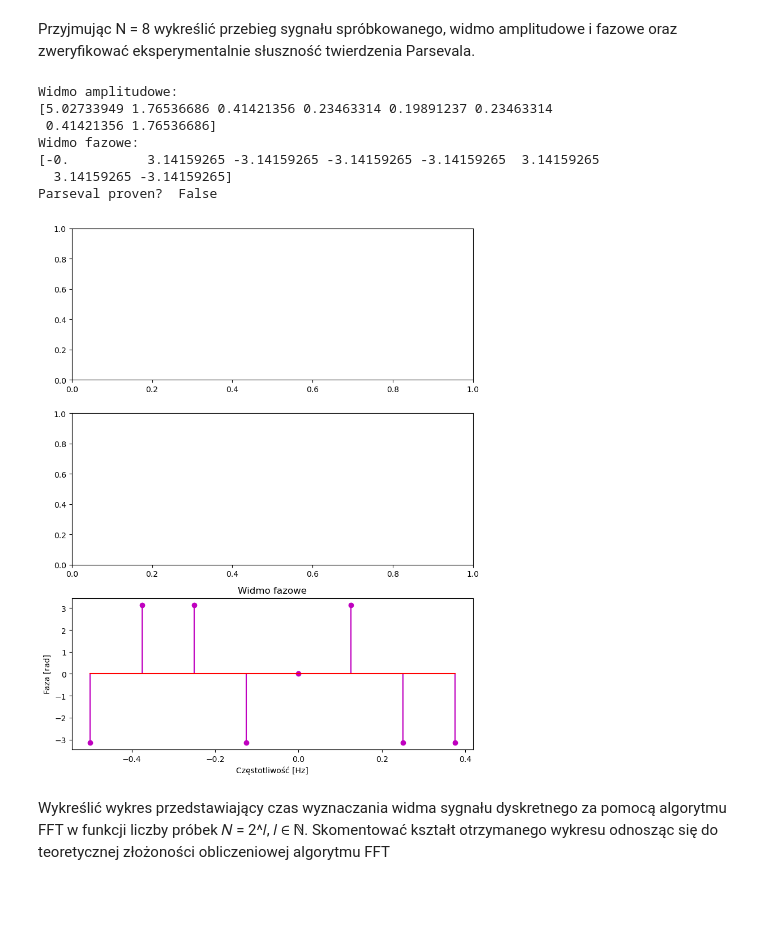
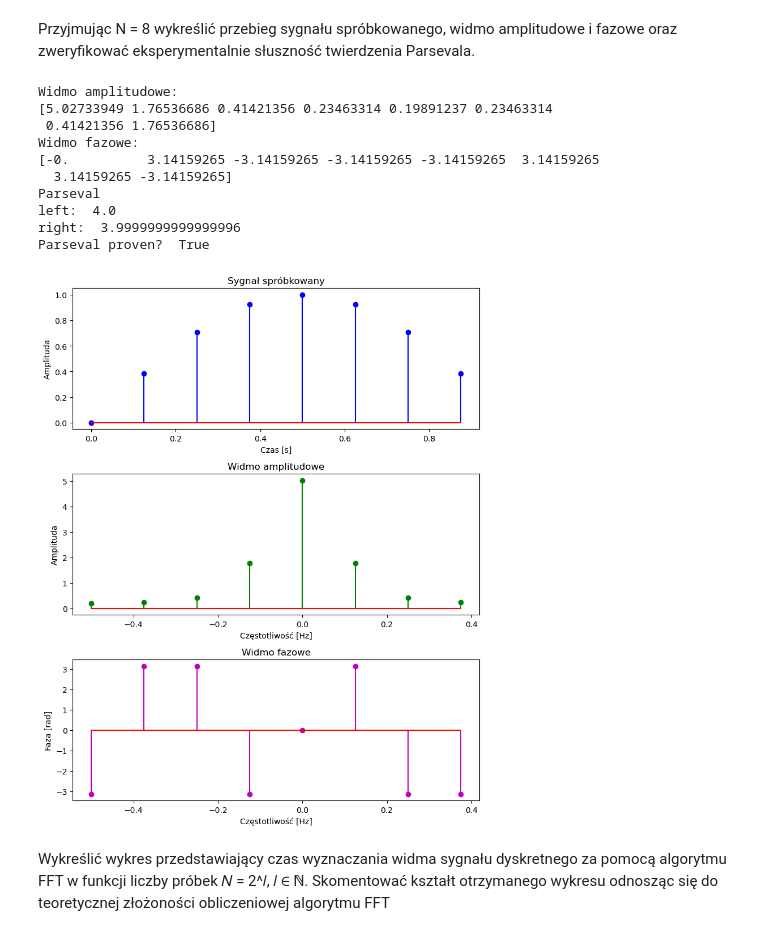
Before and after one commit to Kerciu/WMM_25L, a Jupyter notebook: signals/zad1.ipynb, the cells around one changed output. Drawn from its saved outputs; the diff is of its cells as text; code cells hidden in the pictures; blank space fills up the shorter version.

Commit message:
corrected parseval

```diff
--- a/signals/zad1.ipynb
+++ b/signals/zad1.ipynb
@@ -41,15 +45,22 @@ print(calc_amplitude_spectrum(signal))
 print('Widmo fazowe:')
 print(calc_phase_spectrum(signal))
 
-def calc_signal_power(signal):
-    return (1/N) * np.sum(np.abs(signal) ** 2)
+def calc_parseval_left(signal):
+    return np.sum(np.abs(signal) ** 2)
+
+def calc_parseval_right(spectrum):
+    return np.sum(np.abs(spectrum) ** 2) / N
 
 def calc_freq_power(signal):
     spectrum = calc_spectrum(signal)
     return (1/N**2) * np.sum(np.abs(spectrum) ** 2)
 
 def prove_parseval(signal):
-    return calc_signal_power(signal) == calc_freq_power(signal)
+    spectrum = calc_spectrum(signal)
+    print("Parseval")
+    print("left: ", calc_parseval_left(signal))
+    print("right: ", calc_parseval_right(spectrum))
+    return round(calc_parseval_left(signal), 3) == round(calc_parseval_right(spectrum), 3)
 
 print('Parseval proven? ', prove_parseval(signal))
 
@@ -58,35 +69,38 @@ spectrum = calc_spectrum(signal)
 amplitude_spectrum = calc_amplitude_spectrum(signal)
 phase_spectrum = calc_phase_spectrum(signal)
 freqs = fftfreq(N)
 
 fig, axs = plt.subplots(3, 1, figsize=(8, 10))
 
 axs[0].stem(t, signal, linefmt='b-', markerfmt='bo', basefmt="r-")
 axs[0].set_title("Sygnał spróbkowany")
 axs[0].set_xlabel("Czas [s]")
 axs[0].set_ylabel("Amplituda")
 
 axs[1].stem(freqs, amplitude_spectrum, linefmt='g-', markerfmt='go', basefmt="r-")
 axs[1].set_title("Widmo amplitudowe")
 axs[1].set_xlabel("Częstotliwość [Hz]")
 axs[1].set_ylabel("Amplituda")
 
 axs[2].stem(freqs, phase_spectrum, linefmt='m-', markerfmt='mo', basefmt="r-")
 axs[2].set_title("Widmo fazowe")
 axs[2].set_xlabel("Częstotliwość [Hz]")
 axs[2].set_ylabel("Faza [rad]")
 
 plt.tight_layout()
 plt.show()
 # %% [output]
 Widmo amplitudowe:
 [5.02733949 1.76536686 0.41421356 0.23463314 0.19891237 0.23463314
  0.41421356 1.76536686]
 Widmo fazowe:
 [-0.          3.14159265 -3.14159265 -3.14159265 -3.14159265  3.14159265
   3.14159265 -3.14159265]
-Parseval proven?  False
+Parseval
+left:  4.0
+right:  3.9999999999999996
+Parseval proven?  True
-[figure, old version]
+[figure, new version]
 # %% [markdown]
 Wykreślić wykres przedstawiający czas wyznaczania widma sygnału dyskretnego za pomocą
 algorytmu FFT w funkcji liczby próbek 𝑁 = 2^𝑙, 𝑙 ∈ ℕ. Skomentować kształt otrzymanego wykresu
```
Also changed, not shown: parts of 1 cell of this notebook.
